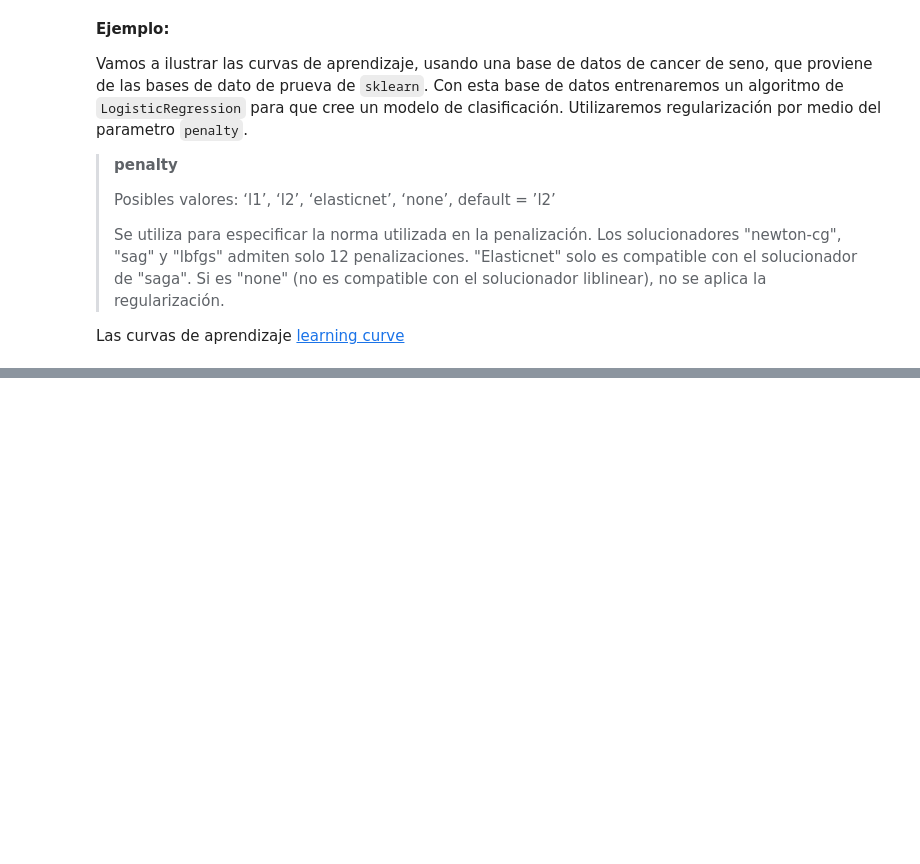
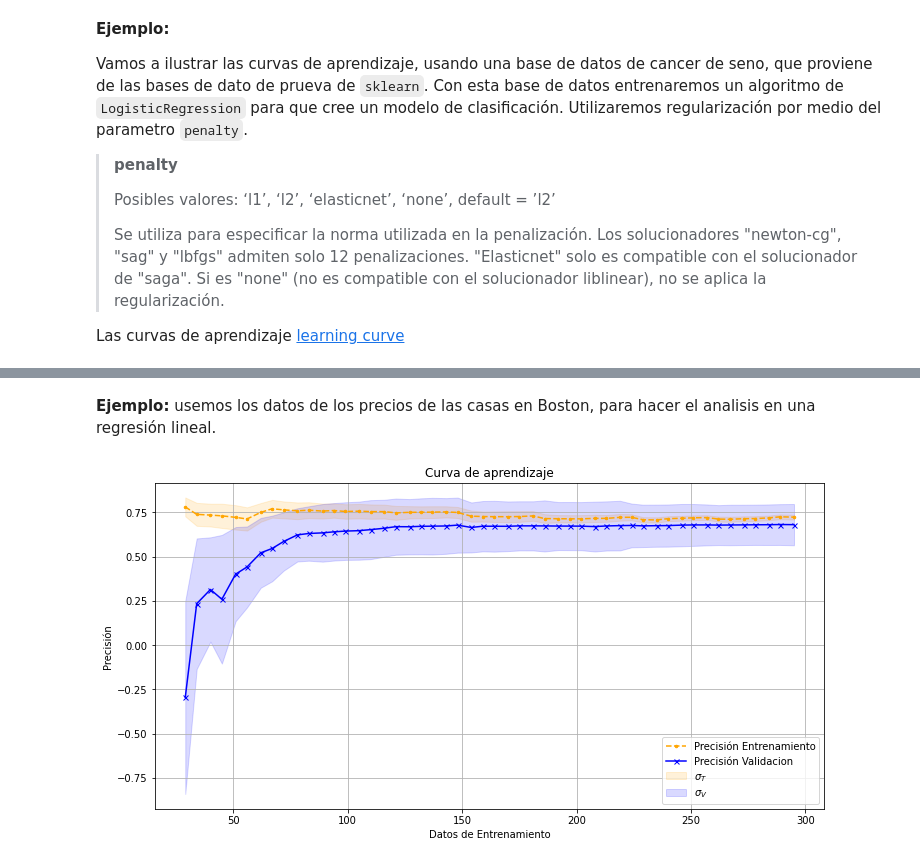
Before and after one commit to casfisica/Fisica_Computacional-1_2021-I, a Jupyter notebook: 15-MachineLerning6.ipynb, the cells around one changed output, grey strips where cells are left out. Drawn from its saved outputs; the diff is of its cells as text; code cells hidden in the pictures; blank space fills up the shorter version.

```diff
--- a/15-MachineLerning6.ipynb
+++ b/15-MachineLerning6.ipynb
@@ -234,0 +252,45 @@ plt.show()
+# %% [markdown]
+__Ejemplo:__ usemos los datos de los precios de las casas en Boston, para hacer el analisis en una regresión lineal.
+# %%
+#Del modulo de base de datos, uso la base de datos de precios de las casas en Boston
+bc1 = datasets.load_boston()
+#Divido la base de datos en caracteristicas y resultados
+X1 = bc1.data
+y1 = bc1.target
+#Como son muchos datos, redusco el set de entrenamiento
+from sklearn.model_selection import train_test_split
+X_train, X_test, y_train, y_test = train_test_split(X1, y1, test_size=0.35, random_state=1)
+# %%
+# Creo un pipeline, para pasarle al metodo de learning_curve, el algoritmo clasificación, en este caso normalizado
+from sklearn.linear_model import LinearRegression
+pipeline2 = make_pipeline(StandardScaler(),LinearRegression())
+#Le paso a el metodo learning_curve, el pipeline y los datos de entrenamiento
+train_sizes1, train_scores1, test_scores1 = learning_curve(estimator=pipeline2, X=X_train, y=y_train, cv=10, train_sizes=np.linspace(0.1, 1.0, 50), n_jobs=8)
+#learning_curve entrega:
+# - Numero de ejemplos de entrenamiento usados train_sizes
+# - Presicion de entrenamiento
+# - Presicion de validacion
+
+#Calculo la media y la desviacion standar de los resultados
+train_mean1 = np.mean(train_scores1, axis=1)
+train_std1 = np.std(train_scores1, axis=1)
+test_mean1 = np.mean(test_scores1, axis=1)
+test_std1 = np.std(test_scores1, axis=1)
+# %%
+#Grafiquemos
+#
+fig2, ax2 = plt.subplots(figsize=(12, 6))
+ax2.set(xlabel="Datos de Entrenamiento",ylabel="Precisión",title="Curva de aprendizaje")
+# Tamano de datos de entrenamiento vs Precision del modelo a los datos de entrenamiento
+ax2.plot(train_sizes1, train_mean1, color='orange', marker='.', markersize=5, linestyle='--', label='Precisión Entrenamiento')
+# Dispersion
+ax2.fill_between(train_sizes1, train_mean1 + train_std1, train_mean1 - train_std1, alpha=0.15, color='orange', label=r'$\sigma_T$')
+# Tamano de datos de entrenamiento vs Precision del modelo a los datos de testeo
+ax2.plot(train_sizes1, test_mean1, color='blue', marker='x', markersize=5, label='Precisión Validacion')
+# Dispersion
+ax2.fill_between(train_sizes1, test_mean1 + test_std1, test_mean1 - test_std1, alpha=0.15, color='blue', label=r'$\sigma_V$')
+plt.grid()
+plt.legend(loc='lower right')
+plt.show()
+# %% [output]
+[figure, added]
```
Also changed, not shown: parts of 6 cells of this notebook.
